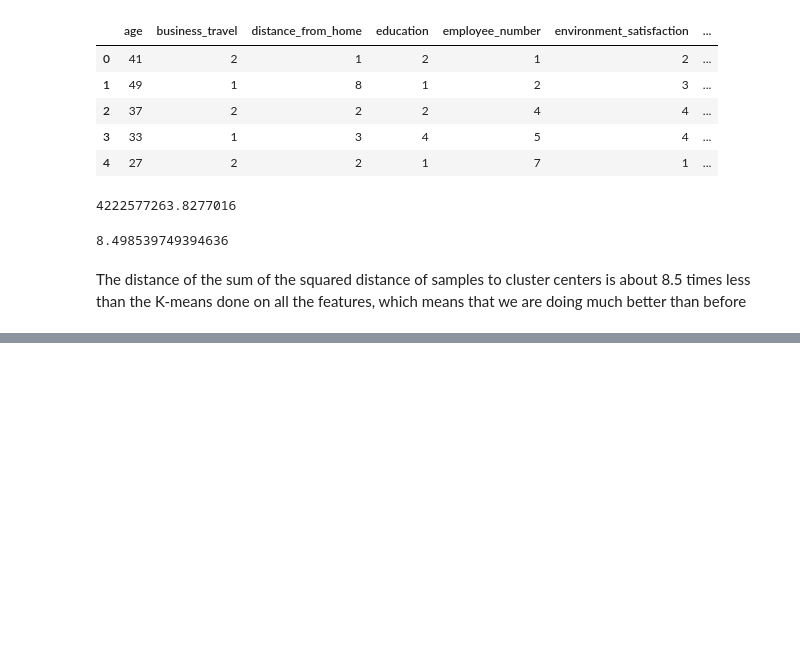
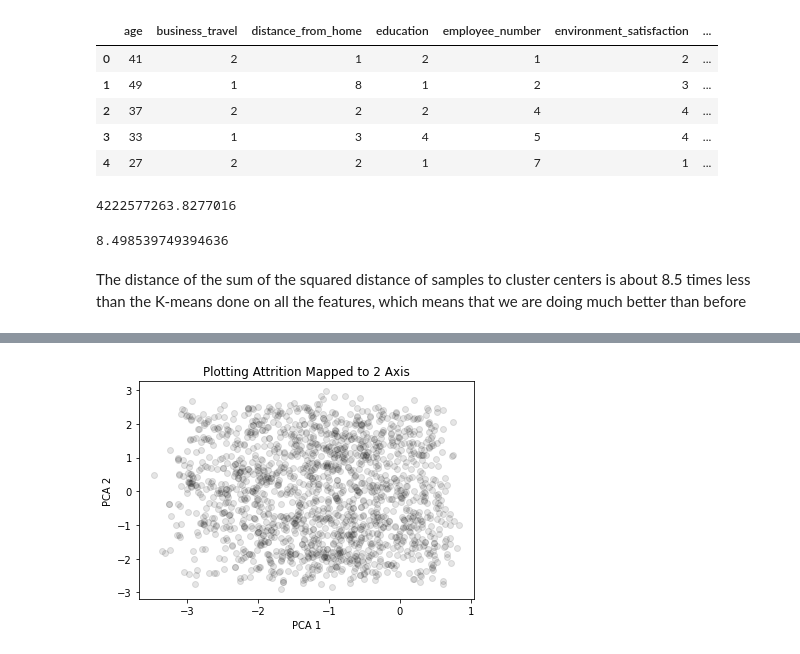
Before and after one commit to afnanrahman/EAFP, a Jupyter notebook: Kevin_Omer_Clustering.ipynb, the cells around one changed output, grey strips where cells are left out. Drawn from its saved outputs; the diff is of its cells as text; code cells hidden in the pictures; blank space fills up the shorter version.

```diff
--- a/Kevin_Omer_Clustering.ipynb
+++ b/Kevin_Omer_Clustering.ipynb
@@ -114,0 +188,8 @@ The distance of the sum of the squared distance of samples to cluster centers is
+# %%
+plt.scatter(PCA_components[labels==1][0], PCA_components[labels==1][1], alpha=.1, color='black')
+plt.title("Plotting Attrition Mapped to 2 Axis")
+plt.xlabel("PCA 1")
+plt.ylabel("PCA 2")
+plt.show()
+# %% [output]
+[figure, added]
```
Also changed, not shown: parts of 20 cells of this notebook.
